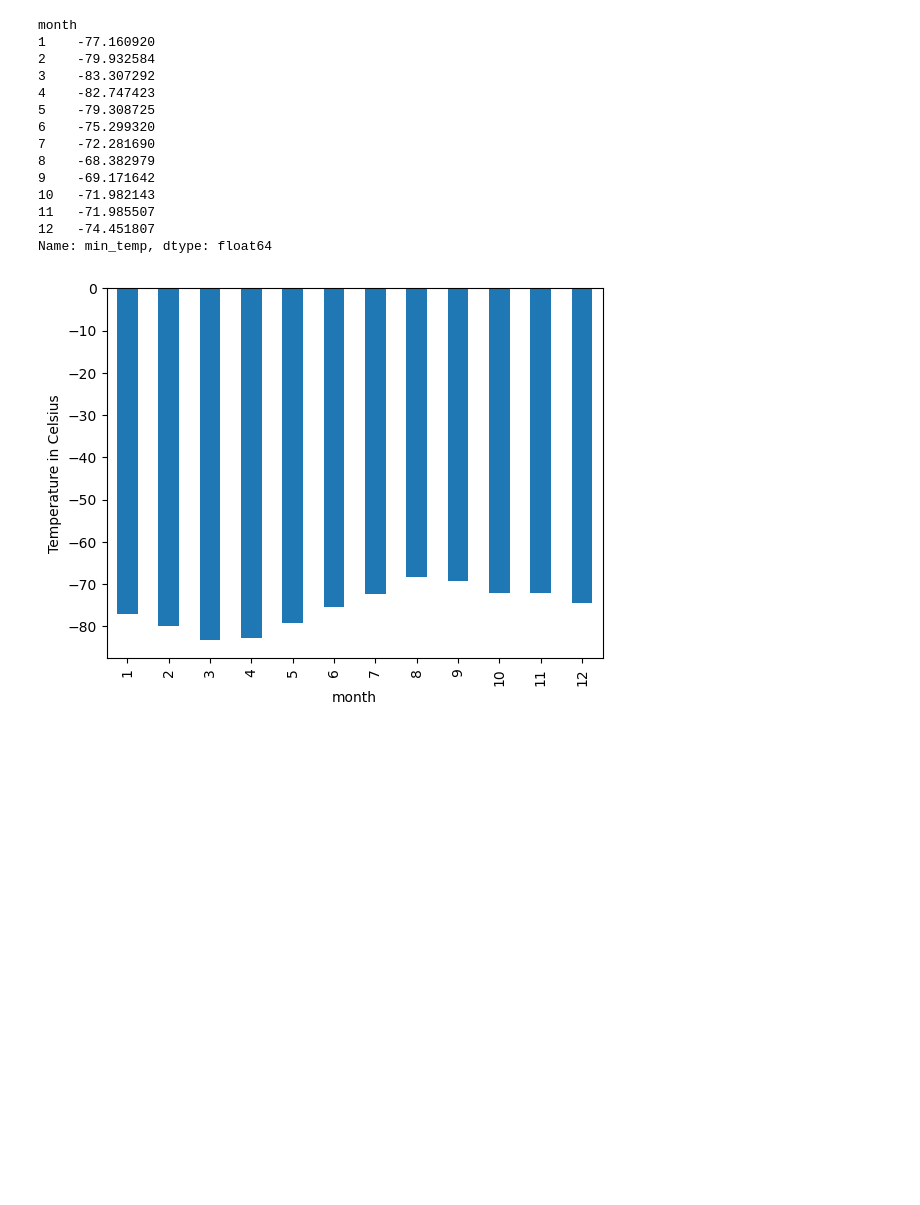
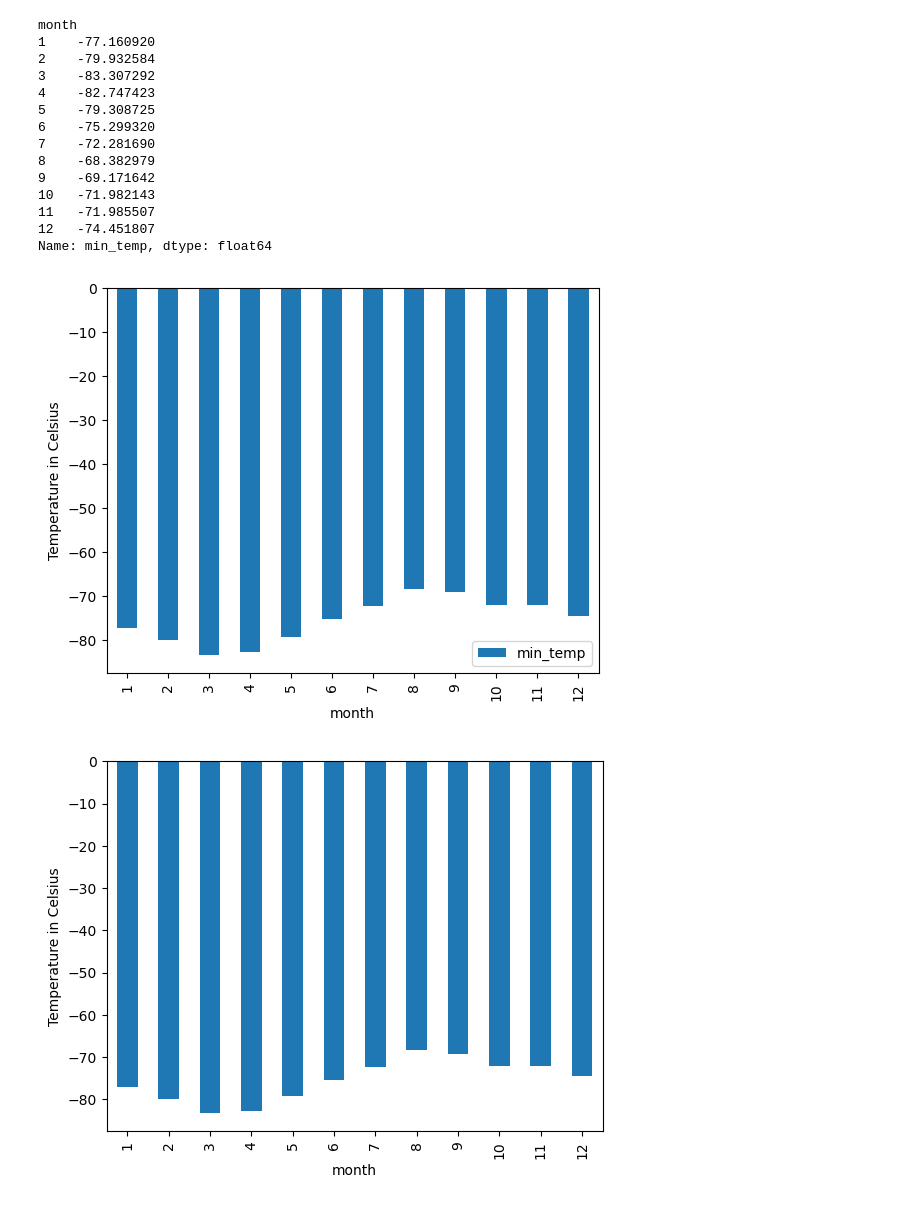
Before and after one commit to munozjon/web-scraping-challenge, a Jupyter notebook: Mars_News_Weather/part_2_mars_weather.ipynb, the cells around one changed output. Cells and saved outputs as stored; diff of their text form; code cells hidden in the pictures; blank space fills up the shorter version.

Commit message:
Created plots for analysis

```diff
--- a/Mars_News_Weather/part_2_mars_weather.ipynb
+++ b/Mars_News_Weather/part_2_mars_weather.ipynb
@@ -224,6 +224,13 @@ month
 11   -71.985507
 12   -74.451807
 Name: min_temp, dtype: float64
+# %%
+avg_low_temp.plot.bar(figsize=(6.35,5))
+plt.ylabel('Temperature in Celsius')
+
+plt.show()
+# %% [output]
+[figure, added]
 # %%
 # Plot the average temperature by month
 # %% [output]
```
Also changed, not shown: parts of 1 cell of this notebook.
